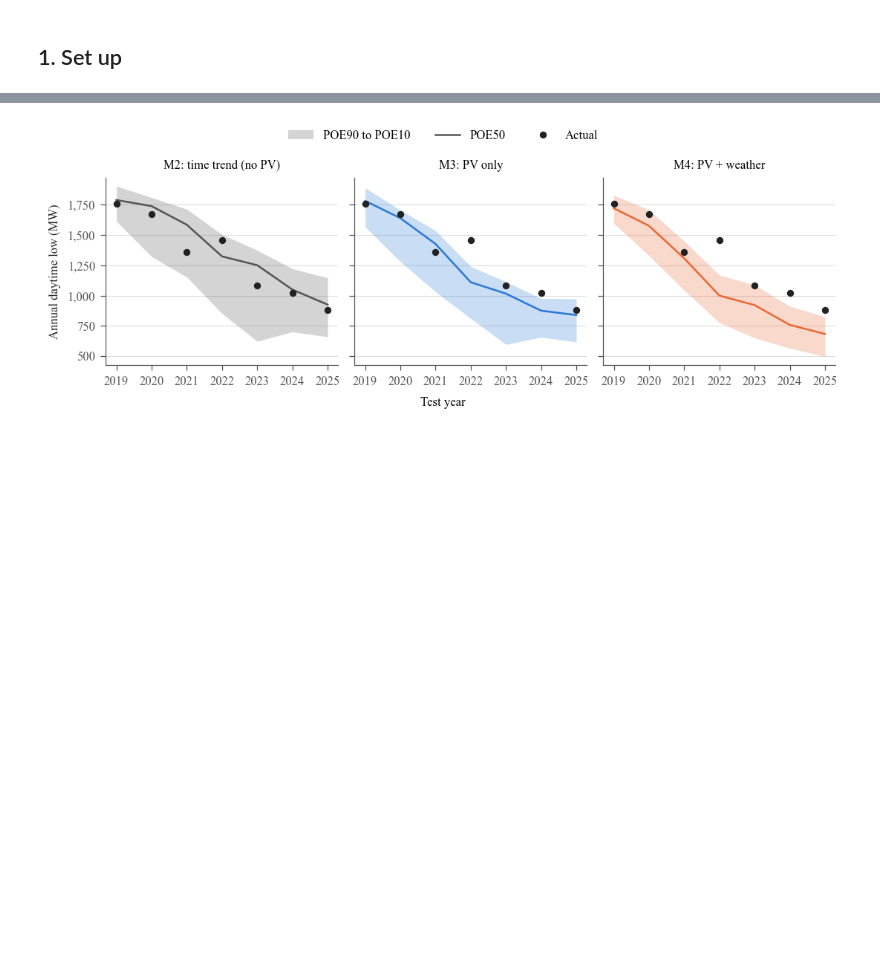
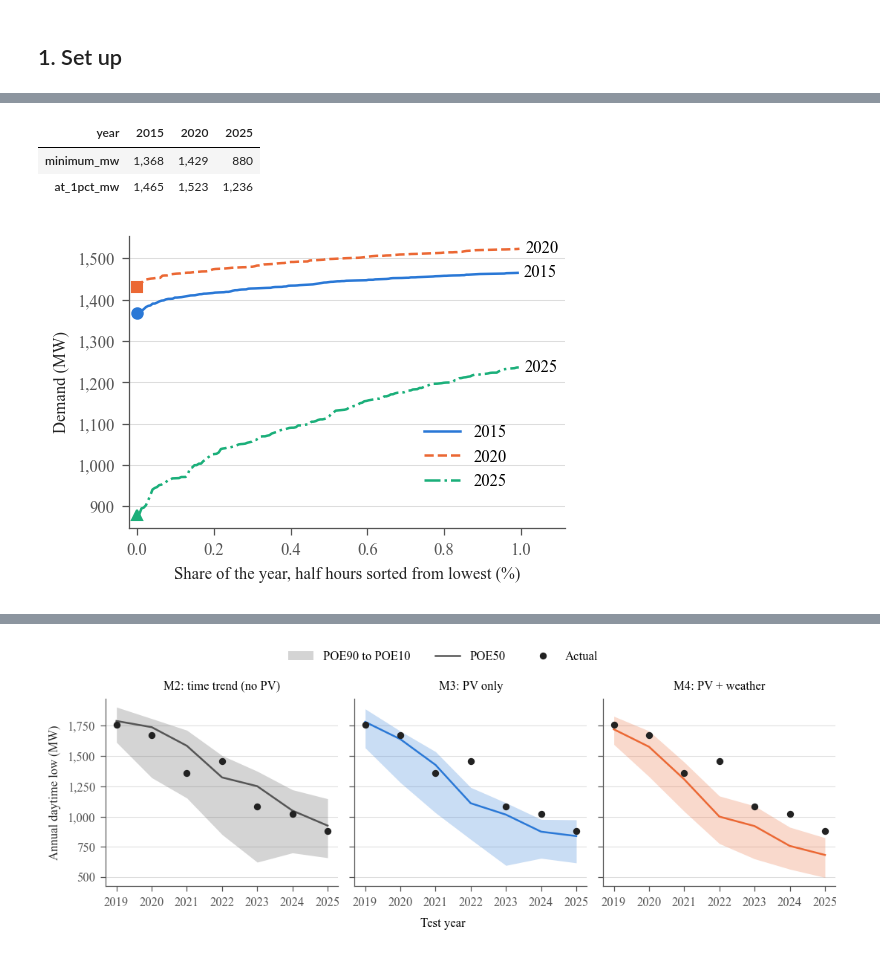
Before and after one commit to mssamhan31/PyNMDF, a Jupyter notebook: notebooks/archive/A2_superseded_figures.ipynb, the cells around one changed output, grey strips where cells are left out. Cells and saved outputs as stored; diff of their text form; code cells hidden in the pictures; blank space fills up the shorter version.

```diff
--- a/notebooks/archive/A2_superseded_figures.ipynb
+++ b/notebooks/archive/A2_superseded_figures.ipynb
@@ -45,0 +119,11 @@ TARGETS = {"daytime_low": "Annual daytime low (MW)", "minimum": "Annual minimum
+# %%
+figure = plots.low_duration(lowest, selected_years)
+plots.save_figure(figure, archive, "load_duration_low_end")
+
+curves = lowest[lowest["year"].isin(selected_years)].groupby("year")["mw"]
+pd.DataFrame({"minimum_mw": curves.min(), "at_1pct_mw": curves.max()}).T
+# %% [output]
+| year | 2015 | 2020 | 2025 |
+| minimum_mw | 1,368 | 1,429 | 880 |
+| at_1pct_mw | 1,465 | 1,523 | 1,236 |
+[figure, added]
```
Also changed, not shown: parts of 16 cells of this notebook, 20 other files.
